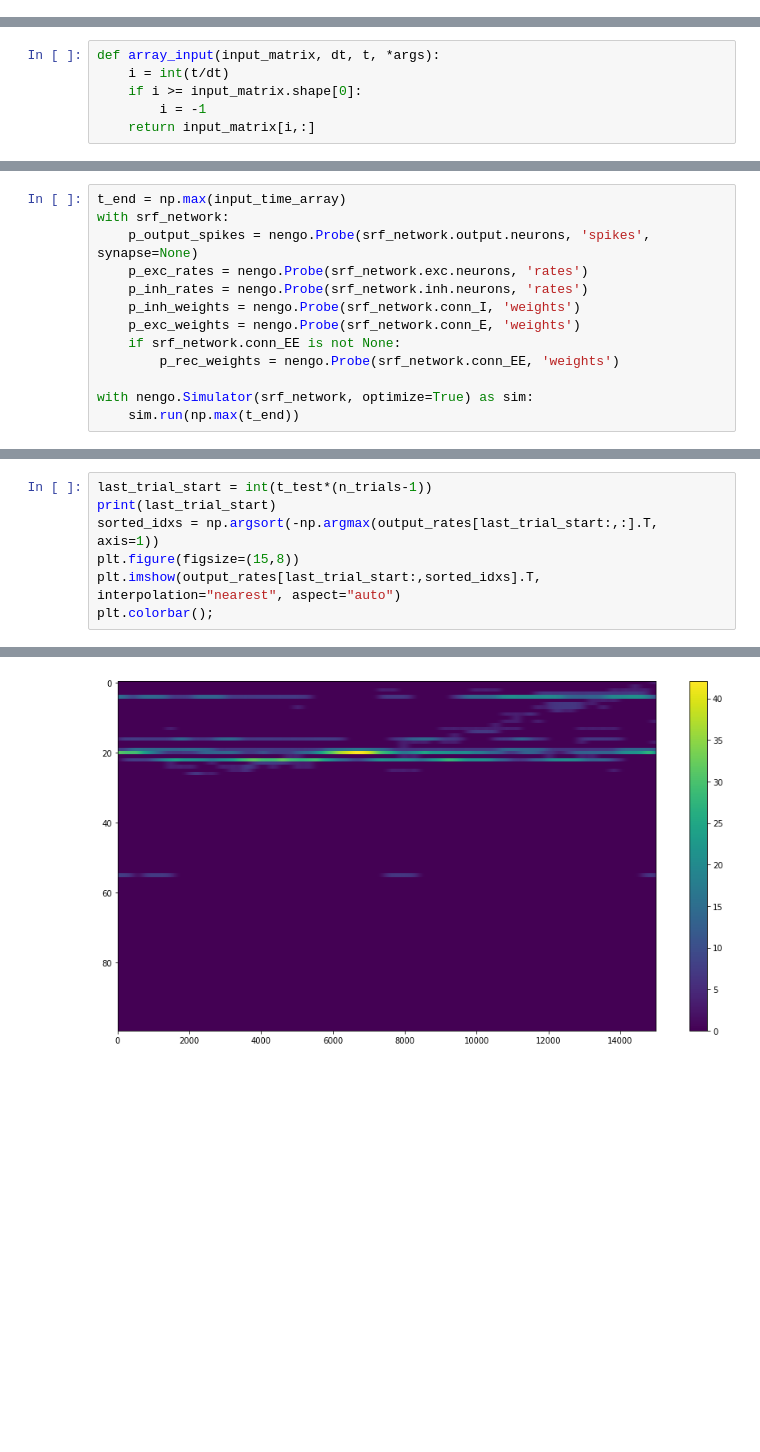
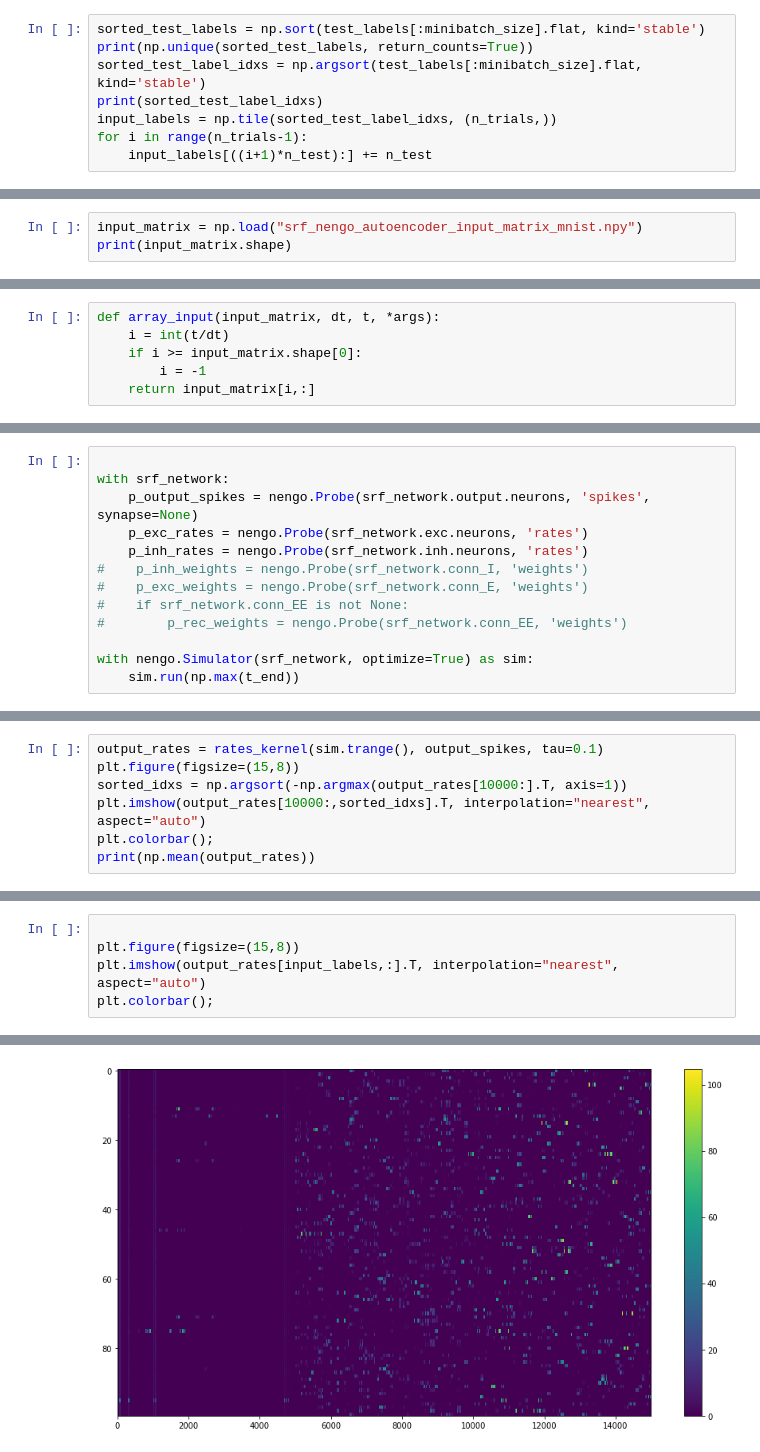
Before and after one commit to iraikov/nengo_maze_env, a Jupyter notebook: notebooks/srf_nengo_autoencoder_mnist.ipynb, the cells around one changed output, grey strips where cells are left out. Drawn from its saved outputs; the diff is of its cells as text; blank space fills up the shorter version.

```diff
--- a/notebooks/srf_nengo_autoencoder_mnist.ipynb
+++ b/notebooks/srf_nengo_autoencoder_mnist.ipynb
@@ -233,0 +273,8 @@ array([0, 0, 0, 0, 0, 0, 0, 0, 0, 0, 0, 0, 0, 0, 0, 0, 2, 0, 0, 0, 0, 2,
+# %%
+sorted_test_labels = np.sort(test_labels[:minibatch_size].flat, kind='stable')
+print(np.unique(sorted_test_labels, return_counts=True))
+sorted_test_label_idxs = np.argsort(test_labels[:minibatch_size].flat, kind='stable')
+print(sorted_test_label_idxs)
+input_labels = np.tile(sorted_test_label_idxs, (n_trials,))
+for i in range(n_trials-1):
+    input_labels[((i+1)*n_test):] += n_test
@@ -233,0 +304,3 @@ array([0, 0, 0, 0, 0, 0, 0, 0, 0, 0, 0, 0, 0, 0, 0, 0, 2, 0, 0, 0, 0, 2,
+# %%
+input_matrix = np.load("srf_nengo_autoencoder_input_matrix_mnist.npy")
+print(input_matrix.shape)
@@ -267,13 +366,13 @@ srf_network = PRF(exc_input_func = partial(array_input, input_matrix, dt),
 # %%
-t_end = np.max(input_time_array)
+
 with srf_network:
     p_output_spikes = nengo.Probe(srf_network.output.neurons, 'spikes', synapse=None)
     p_exc_rates = nengo.Probe(srf_network.exc.neurons, 'rates')
     p_inh_rates = nengo.Probe(srf_network.inh.neurons, 'rates')
-    p_inh_weights = nengo.Probe(srf_network.conn_I, 'weights')
-    p_exc_weights = nengo.Probe(srf_network.conn_E, 'weights')
-    if srf_network.conn_EE is not None:
-        p_rec_weights = nengo.Probe(srf_network.conn_EE, 'weights')
+#    p_inh_weights = nengo.Probe(srf_network.conn_I, 'weights')
+#    p_exc_weights = nengo.Probe(srf_network.conn_E, 'weights')
+#    if srf_network.conn_EE is not None:
+#        p_rec_weights = nengo.Probe(srf_network.conn_EE, 'weights')
 
 with nengo.Simulator(srf_network, optimize=True) as sim:
     sim.run(np.max(t_end))
@@ -315,0 +421,7 @@ plt.colorbar();
+# %%
+output_rates = rates_kernel(sim.trange(), output_spikes, tau=0.1)
+plt.figure(figsize=(15,8))
+sorted_idxs = np.argsort(-np.argmax(output_rates[10000:].T, axis=1))
+plt.imshow(output_rates[10000:,sorted_idxs].T, interpolation="nearest", aspect="auto")
+plt.colorbar();
+print(np.mean(output_rates))
@@ -316,8 +431,6 @@ plt.colorbar();
 # %%
-last_trial_start = int(t_test*(n_trials-1))
-print(last_trial_start)
-sorted_idxs = np.argsort(-np.argmax(output_rates[last_trial_start:,:].T, axis=1))
+
 plt.figure(figsize=(15,8))
-plt.imshow(output_rates[last_trial_start:,sorted_idxs].T, interpolation="nearest", aspect="auto")
+plt.imshow(output_rates[input_labels,:].T, interpolation="nearest", aspect="auto")
 plt.colorbar();
 # %% [output]
@@ -325 +437 @@ plt.colorbar();
-[figure, old version]
+[figure, new version]
```
Also changed, not shown: parts of 34 cells of this notebook.
